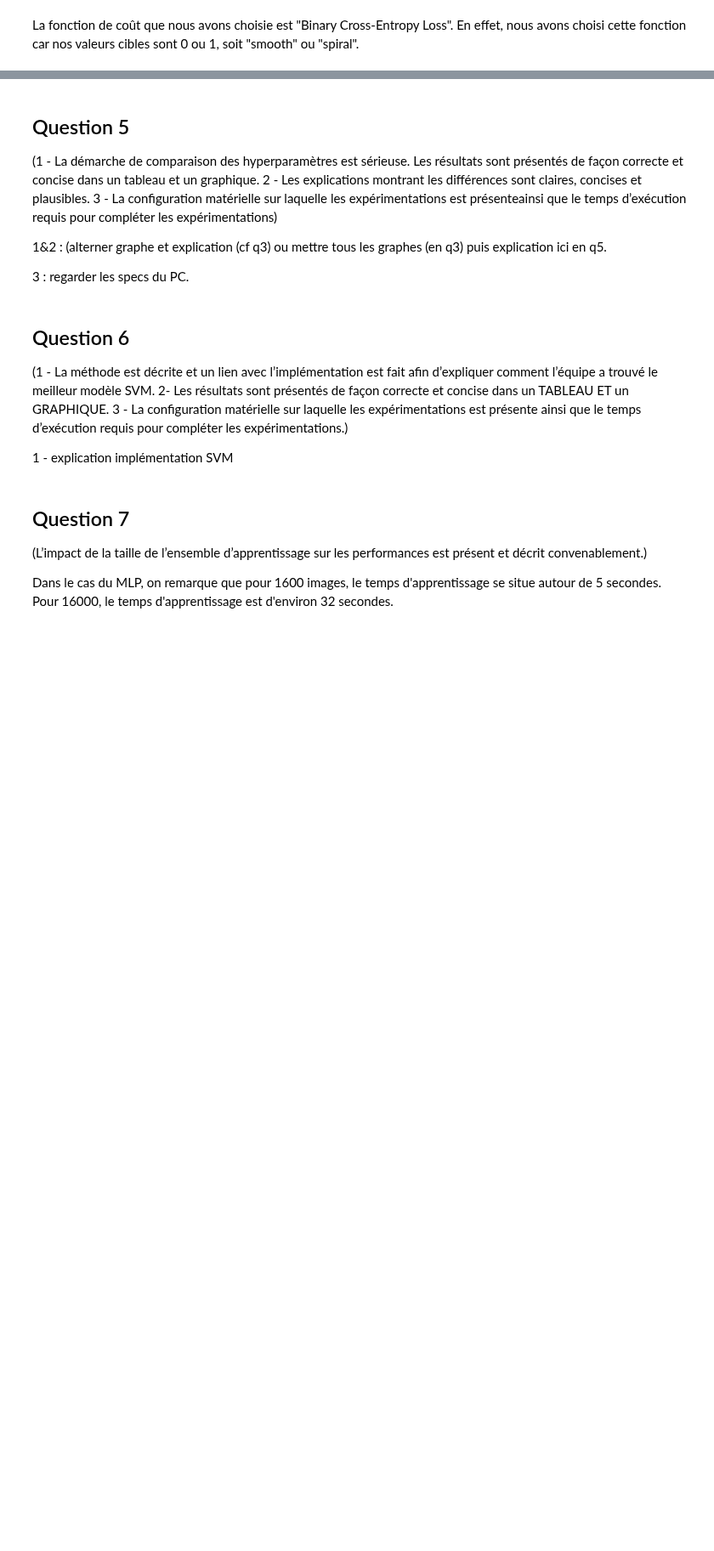
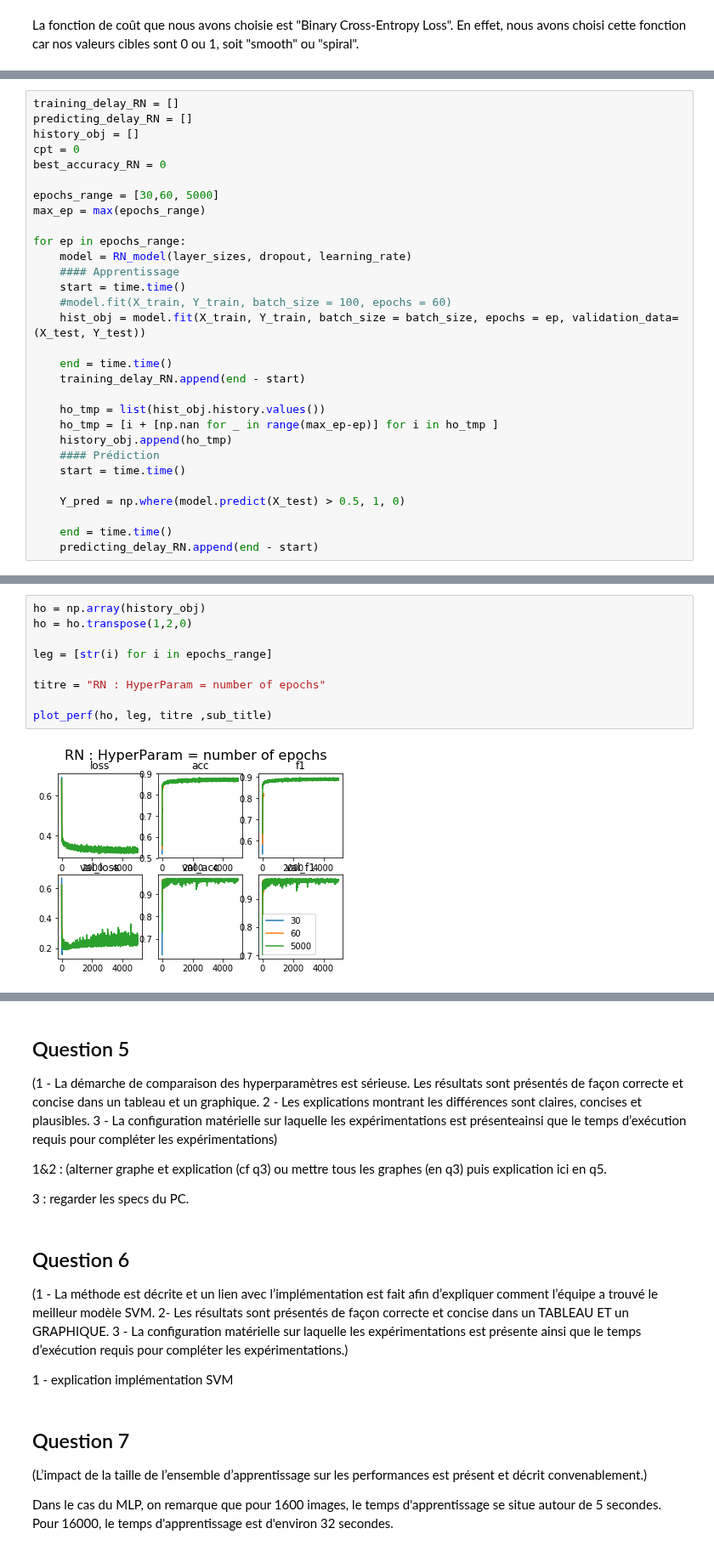
Before and after one commit to David-LETINAUD/GTI770, a Jupyter notebook: GTI770_Laboratoire3_-_BLEA14058906_LETD05129708_LIOT20069605/GTI770-TP03.ipynb, the cells around one changed output, grey strips where cells are left out. Shown at 85% size. Cells and saved outputs as stored; diff of their text form; blank space fills up the shorter version.

```diff
--- a/GTI770_Laboratoire3_-_BLEA14058906_LETD05129708_LIOT20069605/GTI770-TP03.ipynb
+++ b/GTI770_Laboratoire3_-_BLEA14058906_LETD05129708_LIOT20069605/GTI770-TP03.ipynb
@@ -213,0 +244,30 @@ Notons ici que le temps d'apprentissage et de prédiction croissent avec le nomb
+# %%
+training_delay_RN = []
+predicting_delay_RN = []
+history_obj = []
+cpt = 0
+best_accuracy_RN = 0
+
+epochs_range = [30,60, 5000]
+max_ep = max(epochs_range)
+
+for ep in epochs_range:
+    model = RN_model(layer_sizes, dropout, learning_rate)
+    #### Apprentissage
+    start = time.time()
+    #model.fit(X_train, Y_train, batch_size = 100, epochs = 60)
+    hist_obj = model.fit(X_train, Y_train, batch_size = batch_size, epochs = ep, validation_data=(X_test, Y_test))
+
+    end = time.time()
+    training_delay_RN.append(end - start)
+
+    ho_tmp = list(hist_obj.history.values())
+    ho_tmp = [i + [np.nan for _ in range(max_ep-ep)] for i in ho_tmp ]
+    history_obj.append(ho_tmp)
+    #### Prédiction
+    start = time.time()
+
+    Y_pred = np.where(model.predict(X_test) > 0.5, 1, 0)
+
+    end = time.time()
+    predicting_delay_RN.append(end - start)
@@ -213,0 +292,11 @@ Notons ici que le temps d'apprentissage et de prédiction croissent avec le nomb
+# %%
+ho = np.array(history_obj)
+ho = ho.transpose(1,2,0)
+
+leg = [str(i) for i in epochs_range]
+
+titre = "RN : HyperParam = number of epochs"
+
+plot_perf(ho, leg, titre ,sub_title)
+# %% [output]
+[figure, added]
```
Also changed, not shown: parts of 19 cells of this notebook, 3 other files.
